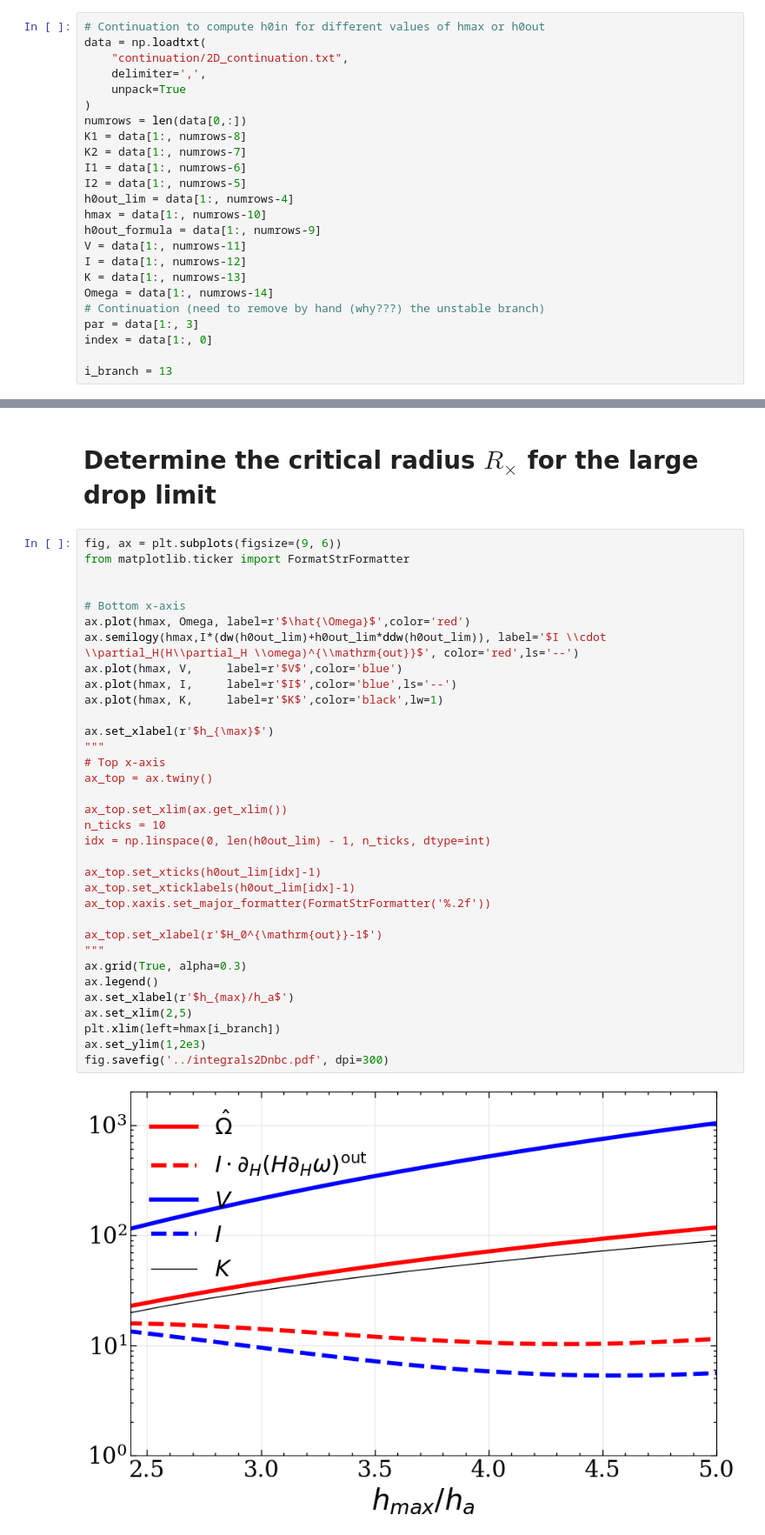
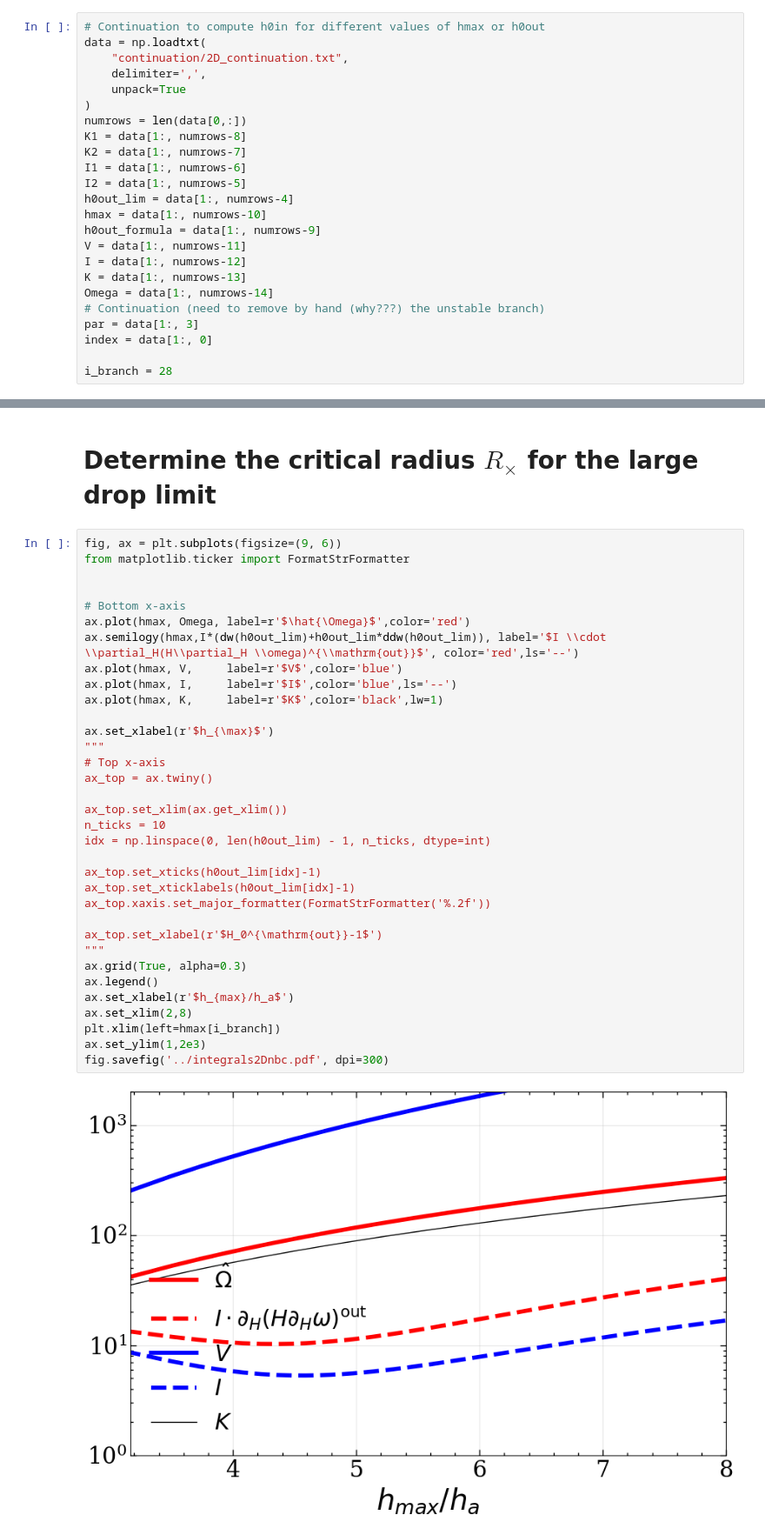
Before and after one commit to suanno/drop-dynamics, a Jupyter notebook: 2D analysis/integrals.ipynb, the cells around one changed output, grey strips where cells are left out. Shown at 87% size. Drawn from its saved outputs; the diff is of its cells as text.

```diff
--- a/2D analysis/integrals.ipynb
+++ b/2D analysis/integrals.ipynb
@@ -33,7 +33,7 @@ Omega = data[1:, numrows-14]
 par = data[1:, 3]
 index = data[1:, 0]
 
-i_branch = 13
+i_branch = 28
 # %% [markdown]
 # Compare the correction due to the $B$ field with the $B=0$ term
 # %%
@@ -68,34 +75,34 @@ from matplotlib.ticker import FormatStrFormatter
 
 # Bottom x-axis
 ax.plot(hmax, Omega, label=r'$\hat{\Omega}$',color='red')
 ax.semilogy(hmax,I*(dw(h0out_lim)+h0out_lim*ddw(h0out_lim)), label='$I \\cdot \\partial_H(H\\partial_H \\omega)^{\\mathrm{out}}$', color='red',ls='--')
 ax.plot(hmax, V,     label=r'$V$',color='blue')
 ax.plot(hmax, I,     label=r'$I$',color='blue',ls='--')
 ax.plot(hmax, K,     label=r'$K$',color='black',lw=1)
 
 ax.set_xlabel(r'$h_{\max}$')
 """
 # Top x-axis
 ax_top = ax.twiny()
 
 ax_top.set_xlim(ax.get_xlim())
 n_ticks = 10
 idx = np.linspace(0, len(h0out_lim) - 1, n_ticks, dtype=int)
 
 ax_top.set_xticks(h0out_lim[idx]-1)
 ax_top.set_xticklabels(h0out_lim[idx]-1)
 ax_top.xaxis.set_major_formatter(FormatStrFormatter('%.2f'))
 
 ax_top.set_xlabel(r'$H_0^{\mathrm{out}}-1$')
 """
 ax.grid(True, alpha=0.3)
 ax.legend()
 ax.set_xlabel(r'$h_{max}/h_a$')
-ax.set_xlim(2,5)
+ax.set_xlim(2,8)
 plt.xlim(left=hmax[i_branch])
 ax.set_ylim(1,2e3)
 fig.savefig('../integrals2Dnbc.pdf', dpi=300)
 # %% [output]
-[figure, old version]
+[figure, new version]
 # %%
 # The beginning of the branch is unstable!
```
Also changed, not shown: parts of 4 cells of this notebook, 8 other files.
